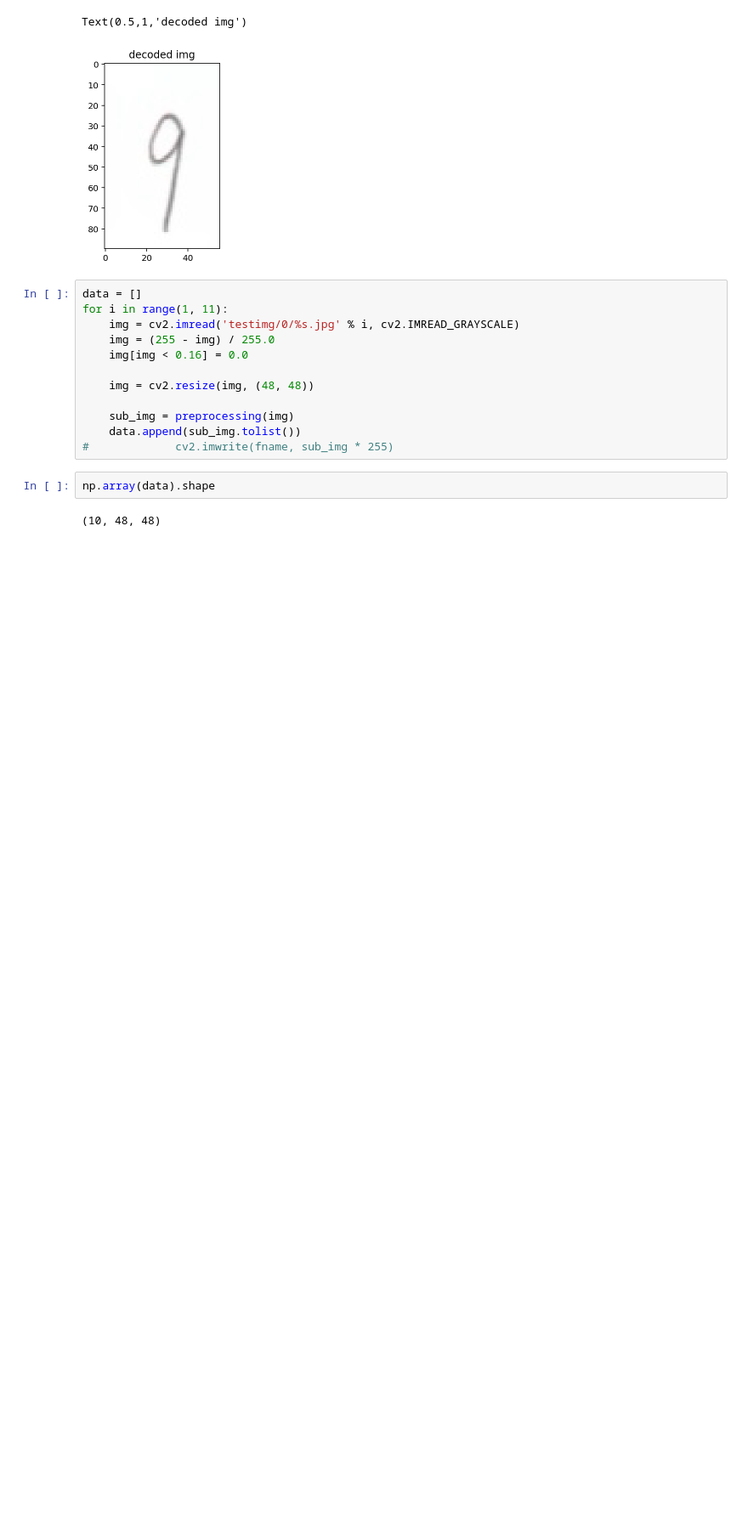
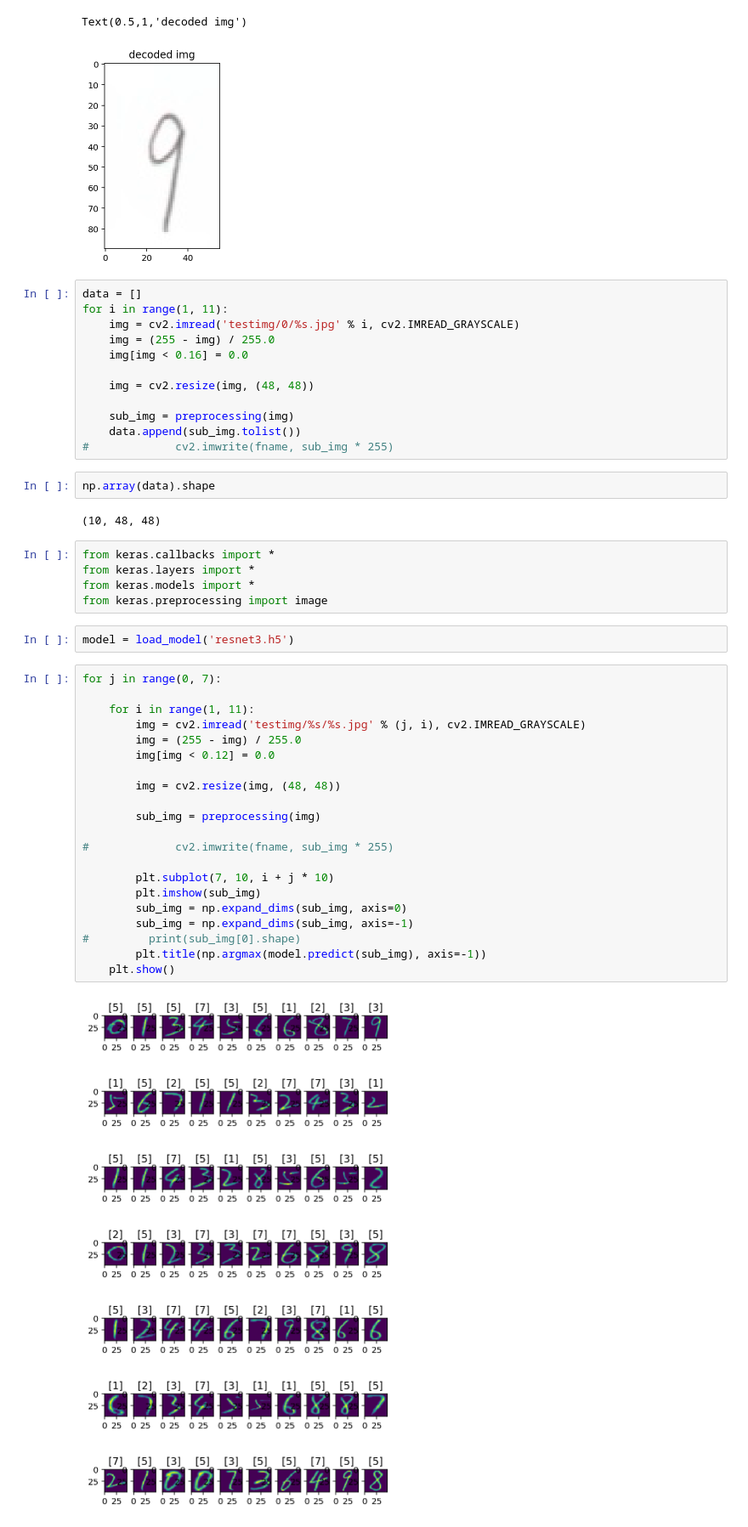
Before and after one commit to lianxiaolei/num-recognition-http, a Jupyter notebook: notebook/answer_card_studentnum.ipynb, the cells around one changed output. Shown at 85% size. Saved outputs shown, nothing was run; the diff lists cells and outputs as text; blank space fills up the shorter version.

```diff
--- a/notebook/answer_card_studentnum.ipynb
+++ b/notebook/answer_card_studentnum.ipynb
@@ -479,3 +481,39 @@ for i in range(1, 11):
 np.array(data).shape
 # %% [output]
 (10, 48, 48)
+# %%
+from keras.callbacks import *
+from keras.layers import *
+from keras.models import *
+from keras.preprocessing import image
+# %%
+model = load_model('resnet3.h5')
+# %%
+for j in range(0, 7):
+
+    for i in range(1, 11):
+        img = cv2.imread('testimg/%s/%s.jpg' % (j, i), cv2.IMREAD_GRAYSCALE)
+        img = (255 - img) / 255.0
+        img[img < 0.12] = 0.0
+
+        img = cv2.resize(img, (48, 48))
+
+        sub_img = preprocessing(img)
+
+#             cv2.imwrite(fname, sub_img * 255)
+
+        plt.subplot(7, 10, i + j * 10)
+        plt.imshow(sub_img)
+        sub_img = np.expand_dims(sub_img, axis=0)
+        sub_img = np.expand_dims(sub_img, axis=-1)
+#         print(sub_img[0].shape)
+        plt.title(np.argmax(model.predict(sub_img), axis=-1))
+    plt.show()
+# %% [output]
+[figure, added]
+[figure, added]
+[figure, added]
+[figure, added]
+[figure, added]
+[figure, added]
+[figure, added]
```
Also changed, not shown: parts of 6 cells of this notebook, 1 other file.
